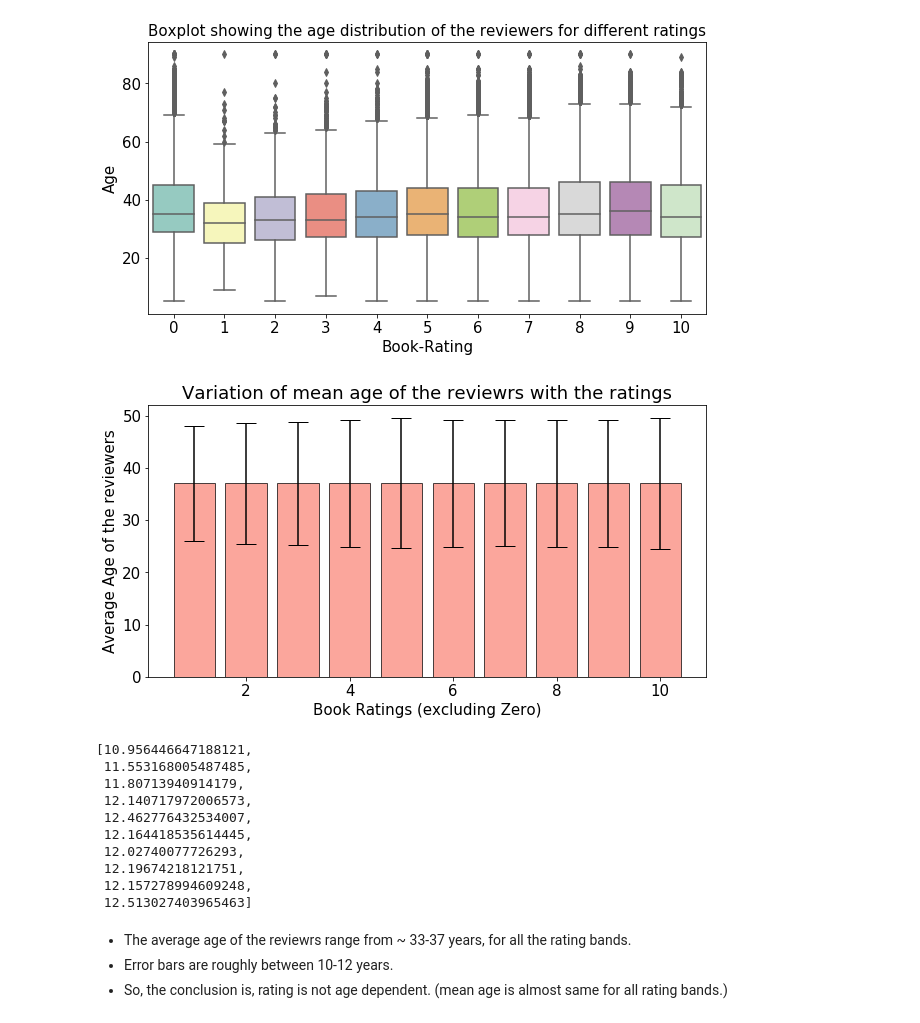
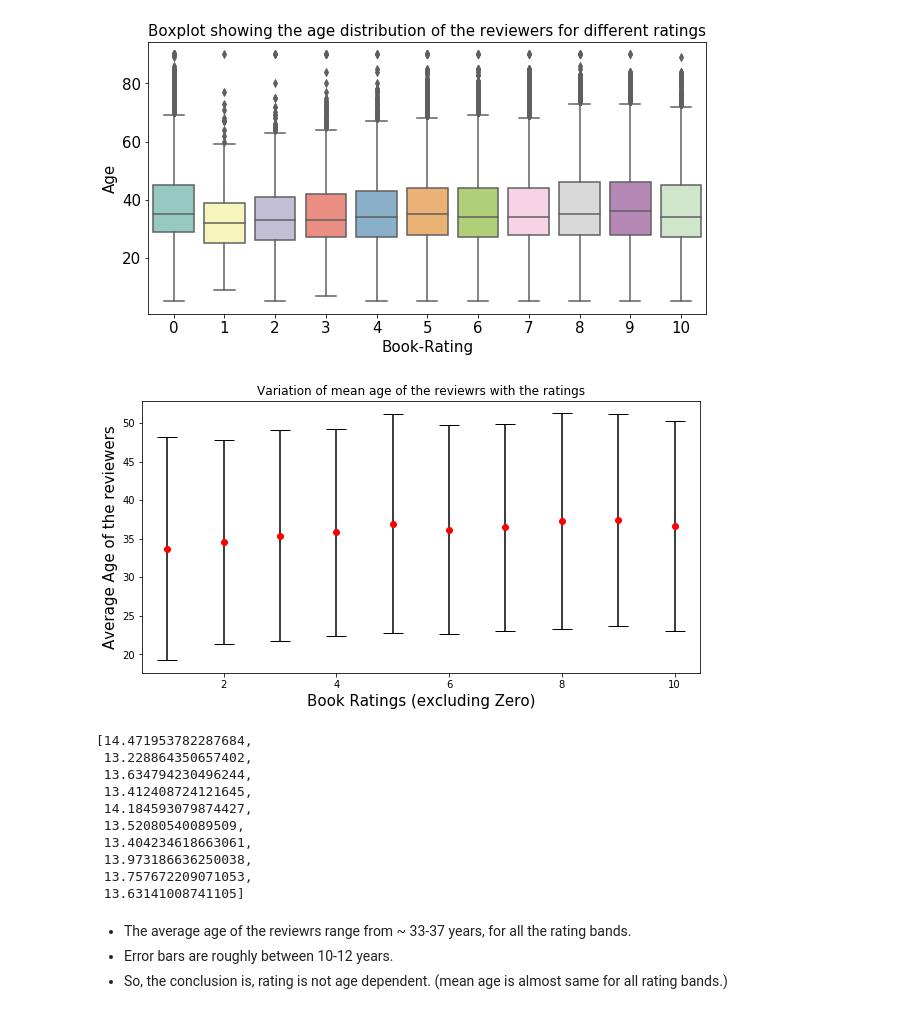
Before and after one commit to debisree/Springboard-Data-Science-Career-Track, a Jupyter notebook: Capstone_2_Book_Recommending_System/books_eda.ipynb, the cells around one changed output. Cells and saved outputs as stored; diff of their text form; code cells hidden in the pictures.

```diff
--- a/Capstone_2_Book_Recommending_System/books_eda.ipynb
+++ b/Capstone_2_Book_Recommending_System/books_eda.ipynb
@@ -1053,45 +1117,46 @@ mean_7=df_7['Age'].mean()
 std_7= df_7['Age'].std()
 
 #Rating-8
 df_8=rating_group.get_group(8)
 mean_8=df_8['Age'].mean()
 std_8= df_8['Age'].std()
 
 #Rating-9
 df_9=rating_group.get_group(9)
 mean_9=df_9['Age'].mean()
 std_9= df_9['Age'].std()
 
 #Rating-10
 df_10=rating_group.get_group(10)
 mean_10=df_10['Age'].mean()
 std_10= df_10['Age'].std()
 
 #Visually:
 plt.figure(figsize=(10,5))
 rating=[1,2,3,4,5,6,7,8,9,10]
 mean_age_rating=[mean_1,mean_2,mean_3,mean_4,mean_5,mean_6,mean_7,mean_8,mean_9,mean_10]
 error=[std_1,std_2,std_3,std_4,std_5,std_6,std_7,std_8,std_9,std_10]
 
-_=plt.bar(rating,mean_age,yerr=error, align='center',ecolor='black', capsize=10,color='salmon',alpha=0.7,edgecolor='k')
+#_=plt.bar(rating,mean_age_rating,yerr=error, align='center',ecolor='black', capsize=10,color='salmon',alpha=0.7,edgecolor='k')
+_=plt.errorbar(rating,mean_age_rating,yerr=error,fmt='o',color='r',ecolor='k',capsize=10)
 plt.xlabel('Book Ratings (excluding Zero)',fontsize=15)
 plt.ylabel('Average Age of the reviewers',fontsize=15)
 plt.title('Variation of mean age of the reviewrs with the ratings')
 plt.savefig("12.png")
 plt.show()
 error
 # %% [output]
-[figure, old version]
+[figure, new version]
-[10.956446647188121,
- 11.553168005487485,
- 11.80713940914179,
- 12.140717972006573,
- 12.462776432534007,
- 12.164418535614445,
- 12.02740077726293,
- 12.19674218121751,
- 12.157278994609248,
- 12.513027403965463]
+[14.471953782287684,
+ 13.228864350657402,
+ 13.634794230496244,
+ 13.412408724121645,
+ 14.184593079874427,
+ 13.52080540089509,
+ 13.404234618663061,
+ 13.973186636250038,
+ 13.757672209071053,
+ 13.63141008741105]
 # %% [markdown]
 * The average age of the reviewrs range from ~ 33-37 years, for all the rating bands.
 * Error bars are roughly between 10-12 years.
```
Also changed, not shown: parts of 9 cells of this notebook.
